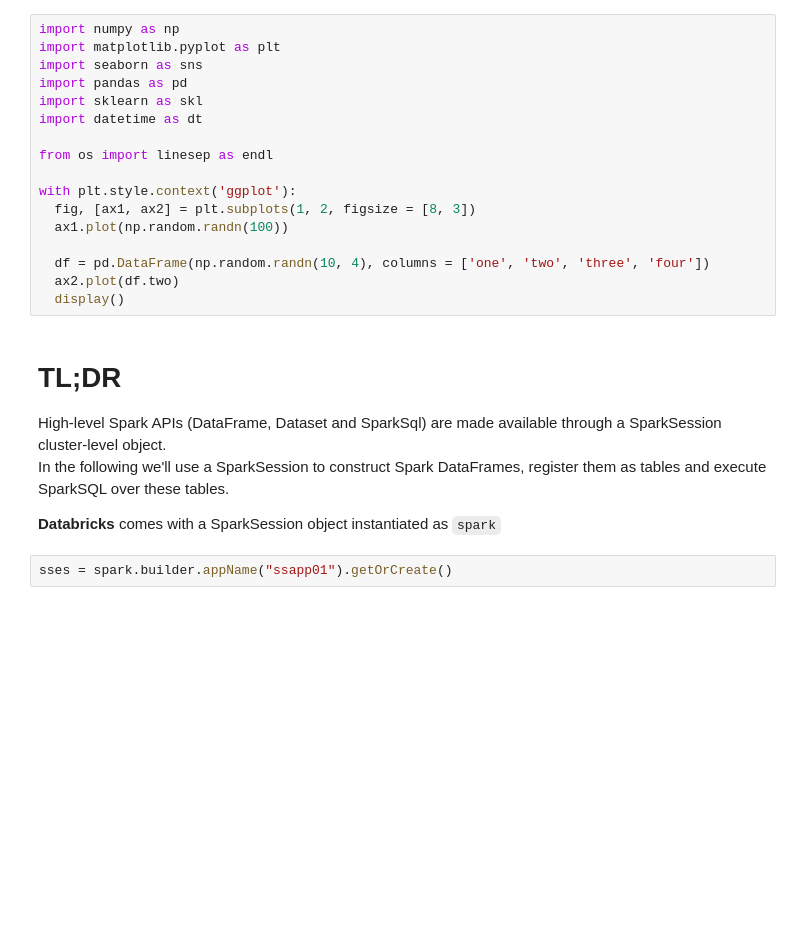
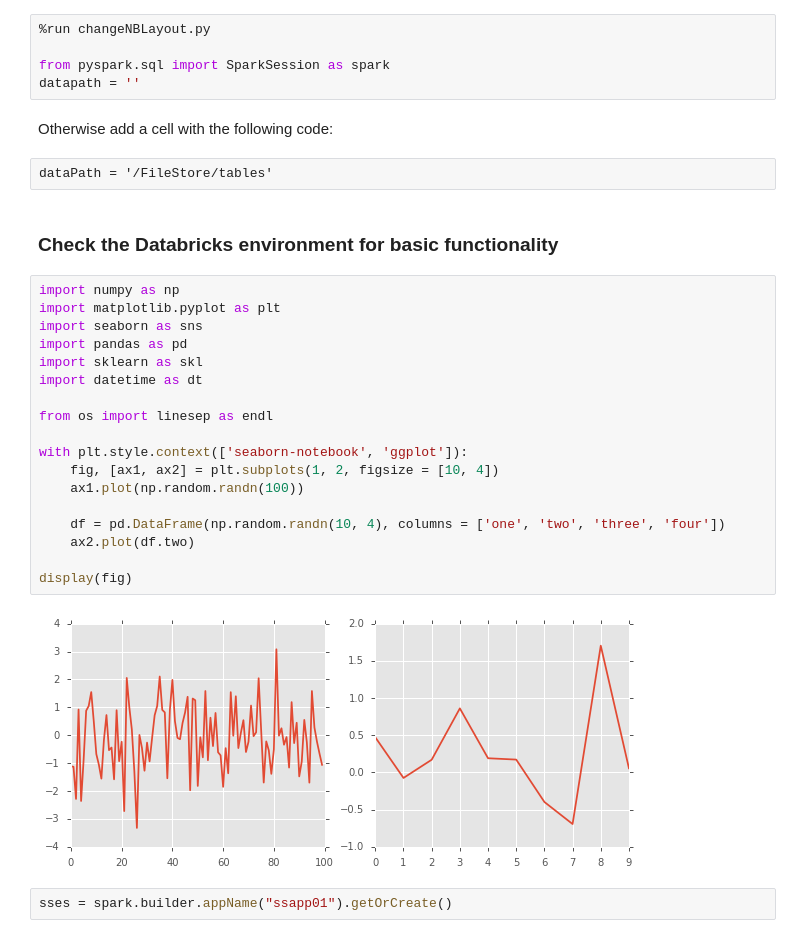
Before and after one commit to cmalliopoulos/PfBDAaML, a Jupyter notebook: pySparkDB.ipynb, the cells around one changed output. Cells and saved outputs as stored; diff of their text form; blank space fills up the shorter version.

Commit message:
added pySpark notebooks

```diff
--- a/pySparkDB.ipynb
+++ b/pySparkDB.ipynb
@@ -9,26 +13,34 @@ Check the environment for basic functionality
+# %%
+%run changeNBLayout.py
+
+from pyspark.sql import SparkSession as spark
+datapath = ''
+# %% [markdown]
+Otherwise add a cell with the following code:
+# %% [raw]
+dataPath = '/FileStore/tables'
+# %% [markdown]
+### Check the Databricks environment for basic functionality ###
 # %%
 import numpy as np
 import matplotlib.pyplot as plt
 import seaborn as sns
 import pandas as pd
 import sklearn as skl
 import datetime as dt
 
 from os import linesep as endl
 
-with plt.style.context('ggplot'):
-  fig, [ax1, ax2] = plt.subplots(1, 2, figsize = [8, 3])
-  ax1.plot(np.random.randn(100))
+with plt.style.context(['seaborn-notebook', 'ggplot']):
+    fig, [ax1, ax2] = plt.subplots(1, 2, figsize = [10, 4])
+    ax1.plot(np.random.randn(100))
 
-  df = pd.DataFrame(np.random.randn(10, 4), columns = ['one', 'two', 'three', 'four'])
-  ax2.plot(df.two)
-  display()
+    df = pd.DataFrame(np.random.randn(10, 4), columns = ['one', 'two', 'three', 'four'])
+    ax2.plot(df.two)
+
+display(fig)
+# %% [output]
+[figure, added]
-# %% [markdown]
-# TL;DR #
-High-level Spark APIs (DataFrame, Dataset and SparkSql) are made available through a SparkSession cluster-level object.
-In the following we'll use a SparkSession to construct Spark DataFrames, register them as tables and execute SparkSQL over these tables.
-
-__Databricks__ comes with a SparkSession object instantiated as `spark`
 # %%
 sses = spark.builder.appName("ssapp01").getOrCreate()
 # %% [markdown]
```
Also changed, not shown: parts of 34 cells of this notebook, 8 other files.
